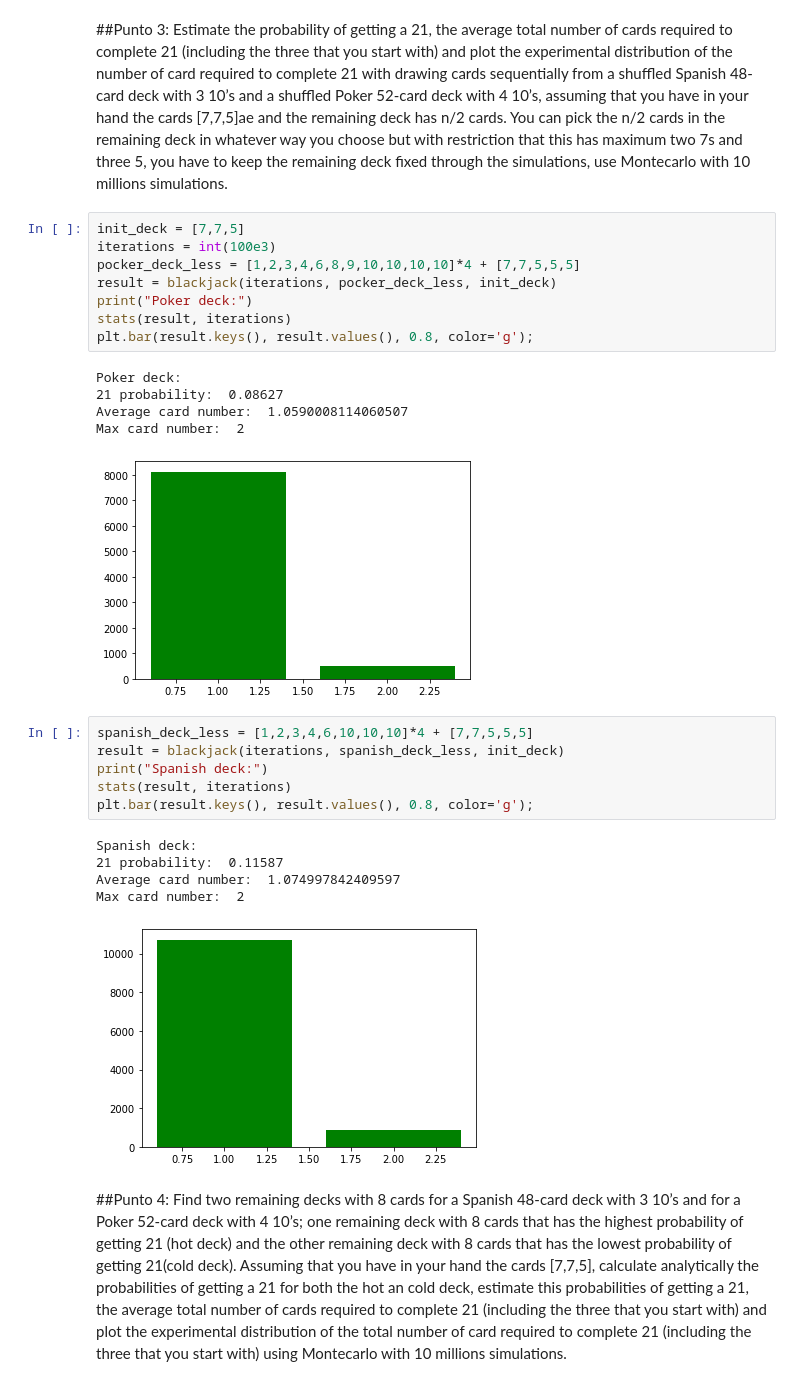
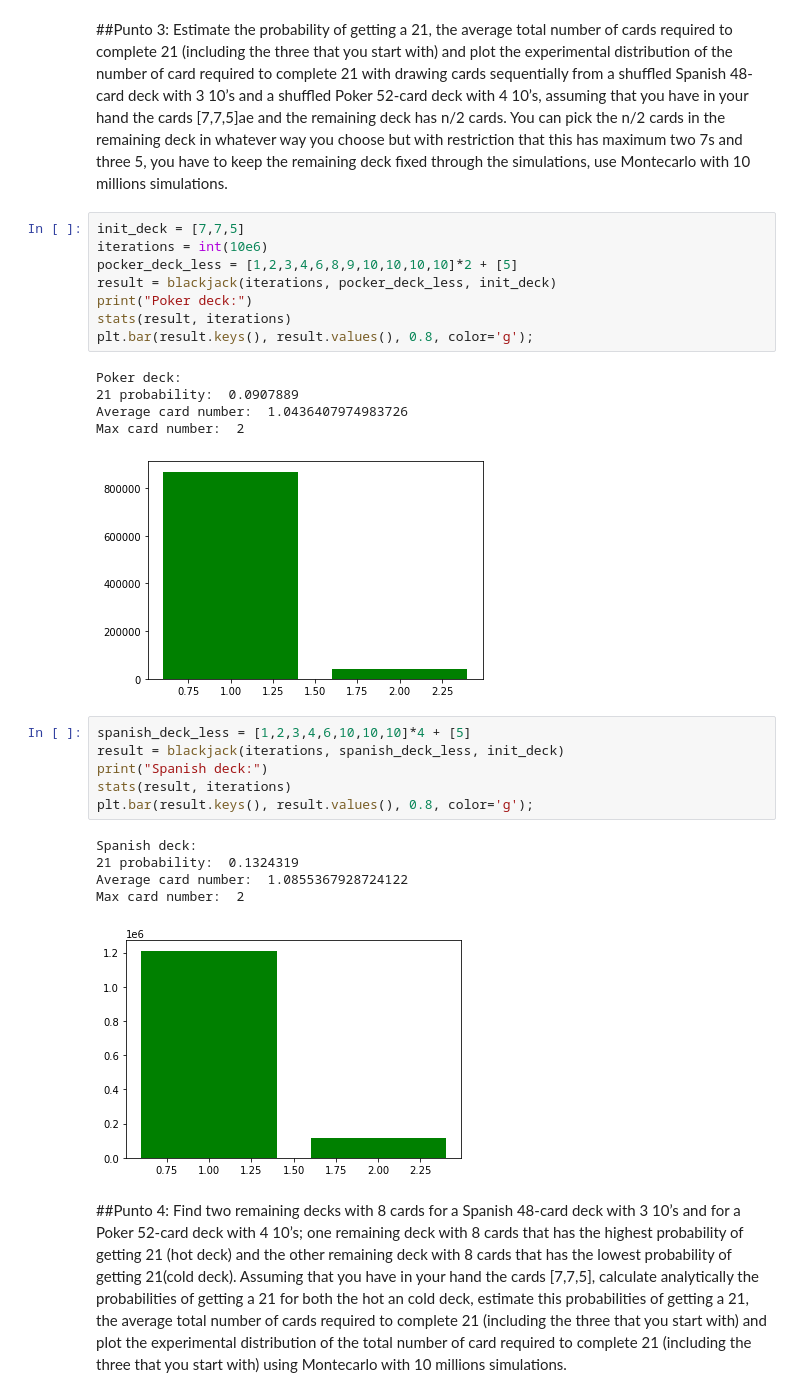
Before and after one commit to jdanzolaa/MetNumUN2020II, a Jupyter notebook: 21BlackjackGrClass1StGrooup9.ipynb, the cells around one changed output. Cells and saved outputs as stored; diff of their text form.

```diff
--- a/21BlackjackGrClass1StGrooup9.ipynb
+++ b/21BlackjackGrClass1StGrooup9.ipynb
@@ -104,30 +104,30 @@ Max card number:  9
 Estimate the probability of getting a 21, the average total number of cards required to complete 21 (including the three that you start with) and plot the experimental distribution of the number of card required to complete 21 with drawing cards sequentially from a shuffled Spanish 48-card deck with 3 10’s and a shuffled Poker 52-card deck with 4 10’s, assuming that you have in your hand the cards [7,7,5]ae and the remaining deck has n/2 cards. You can pick the n/2 cards in the remaining deck in whatever way you choose but with restriction that this has maximum two 7s and three 5, you have to keep the remaining deck fixed through the simulations, use Montecarlo with 10 millions simulations.
 # %%
 init_deck = [7,7,5]
-iterations = int(100e3)
-pocker_deck_less = [1,2,3,4,6,8,9,10,10,10,10]*4 + [7,7,5,5,5]
+iterations = int(10e6)
+pocker_deck_less = [1,2,3,4,6,8,9,10,10,10,10]*2 + [5]
 result = blackjack(iterations, pocker_deck_less, init_deck)
 print("Poker deck:")
 stats(result, iterations)
 plt.bar(result.keys(), result.values(), 0.8, color='g');
 # %% [output]
 Poker deck:
-21 probability:  0.08627
-Average card number:  1.0590008114060507
+21 probability:  0.0907889
+Average card number:  1.0436407974983726
 Max card number:  2
-[figure, old version]
+[figure, new version]
 # %%
-spanish_deck_less = [1,2,3,4,6,10,10,10]*4 + [7,7,5,5,5]
+spanish_deck_less = [1,2,3,4,6,10,10,10]*4 + [5]
 result = blackjack(iterations, spanish_deck_less, init_deck)
 print("Spanish deck:")
 stats(result, iterations)
 plt.bar(result.keys(), result.values(), 0.8, color='g');
 # %% [output]
 Spanish deck:
-21 probability:  0.11587
-Average card number:  1.074997842409597
+21 probability:  0.1324319
+Average card number:  1.0855367928724122
 Max card number:  2
-[figure, old version]
+[figure, new version]
 # %% [markdown]
 ##Punto 4:
 Find two remaining decks with 8 cards for a Spanish 48-card deck with 3 10’s and for a Poker 52-card deck with 4 10’s; one remaining deck with 8 cards that has the highest probability of getting 21 (hot deck) and the other remaining deck with 8 cards that has the lowest probability of getting 21(cold deck). Assuming that you have in your hand the cards [7,7,5], calculate analytically the probabilities of getting a 21 for both the hot an cold deck, estimate this probabilities of getting a 21, the average total number of cards required to complete 21 (including the three that you start with) and plot the experimental distribution of the total number of card required to complete 21 (including the three that you start with) using Montecarlo with 10 millions simulations.
```
Also changed, not shown: parts of 6 cells of this notebook.
